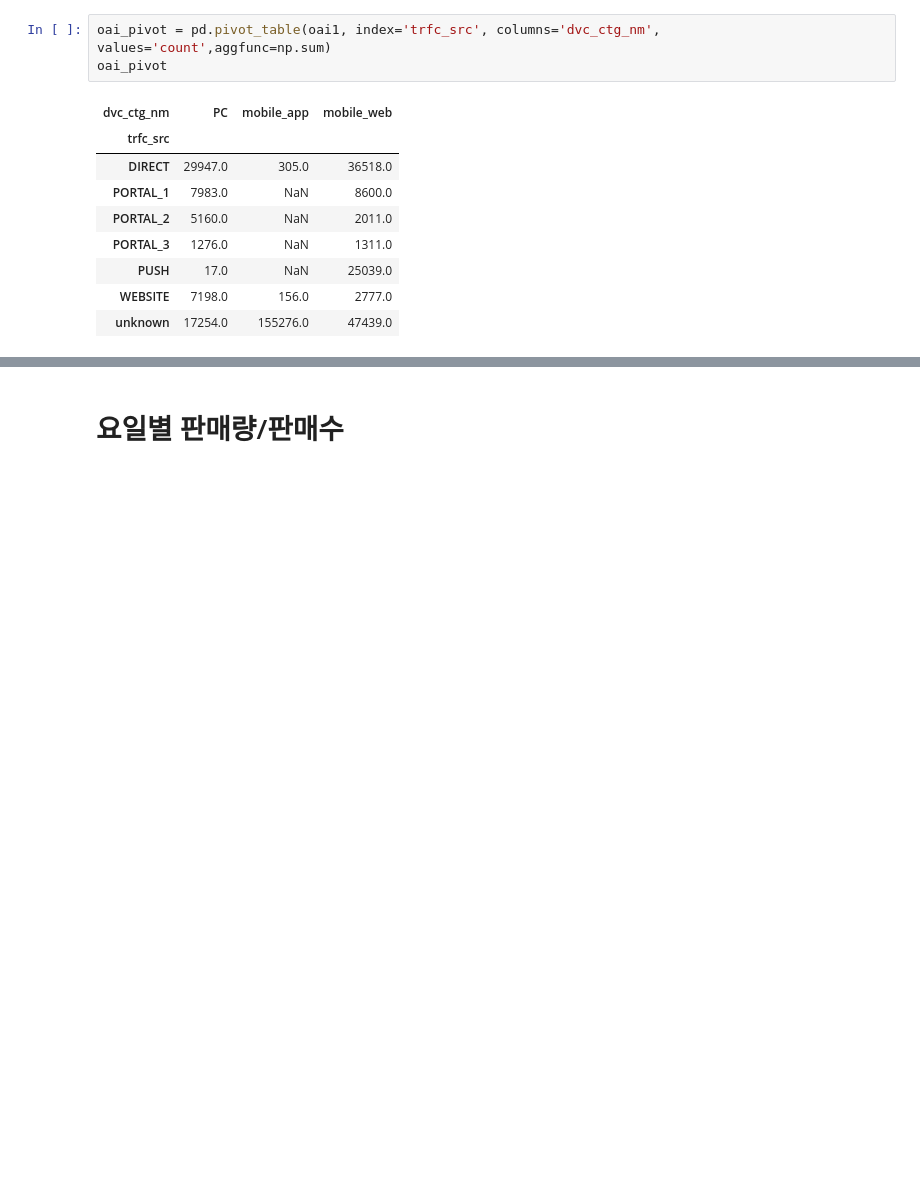
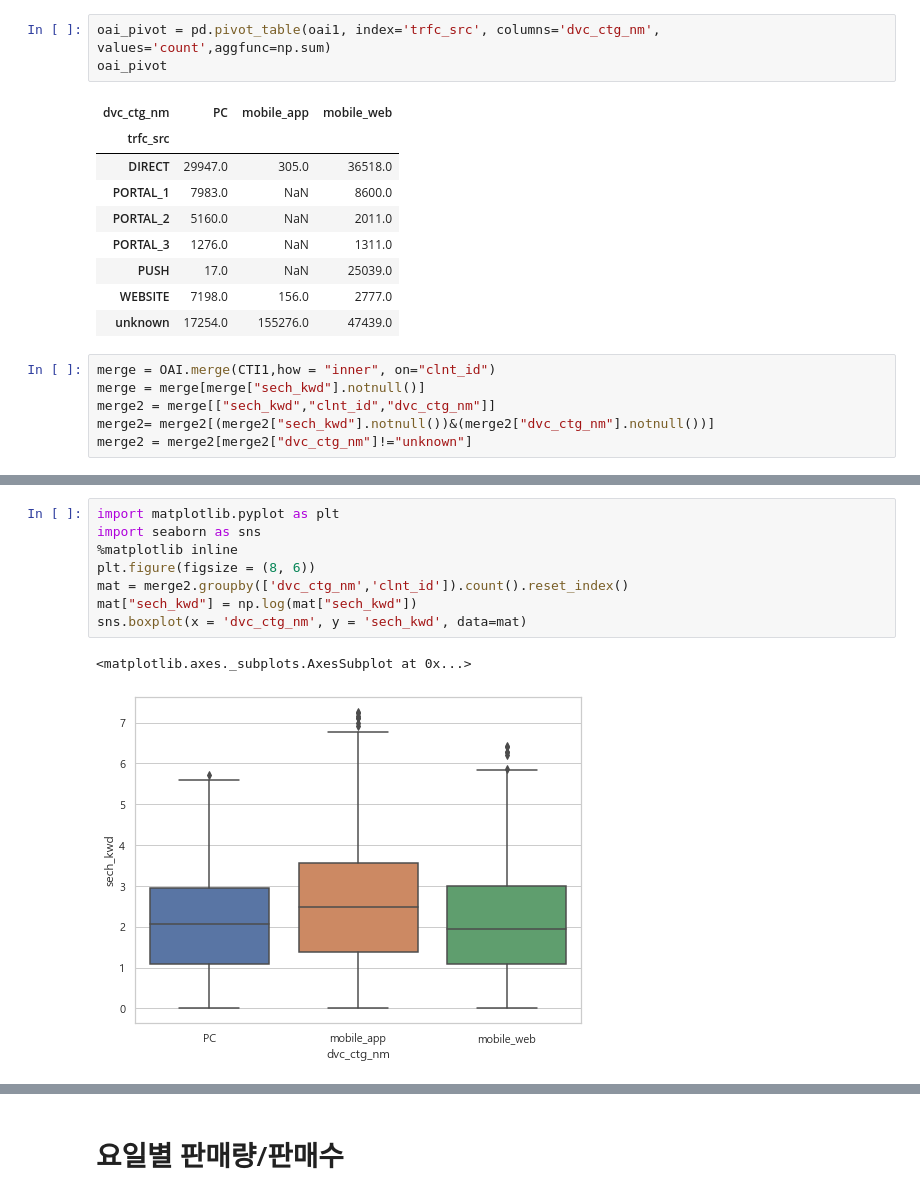
Before and after one commit to GyuYoungCho/Lpoint-Competition, a Jupyter notebook: project/point_cut/EDA.ipynb, the cells around one changed output, grey strips where cells are left out. Drawn from its saved outputs; the diff is of its cells as text; blank space fills up the shorter version.

```diff
--- a/project/point_cut/EDA.ipynb
+++ b/project/point_cut/EDA.ipynb
@@ -95,3 +95,9 @@ oai_pivot
 | PUSH | 17.0 | NaN | 25039.0 |
 | WEBSITE | 7198.0 | 156.0 | 2777.0 |
 | unknown | 17254.0 | 155276.0 | 47439.0 |
+# %%
+merge = OAI.merge(CTI1,how = "inner", on="clnt_id")
+merge = merge[merge["sech_kwd"].notnull()]
+merge2 = merge[["sech_kwd","clnt_id","dvc_ctg_nm"]]
+merge2= merge2[(merge2["sech_kwd"].notnull())&(merge2["dvc_ctg_nm"].notnull())]
+merge2 = merge2[merge2["dvc_ctg_nm"]!="unknown"]
@@ -97,0 +111,11 @@ oai_pivot
+# %%
+import matplotlib.pyplot as plt
+import seaborn as sns
+%matplotlib inline
+plt.figure(figsize = (8, 6))
+mat = merge2.groupby(['dvc_ctg_nm','clnt_id']).count().reset_index()
+mat["sech_kwd"] = np.log(mat["sech_kwd"])
+sns.boxplot(x = 'dvc_ctg_nm', y = 'sech_kwd', data=mat)
+# %% [output]
+<matplotlib.axes._subplots.AxesSubplot at 0x...>
+[figure, added]
```
Also changed, not shown: parts of 17 cells of this notebook, 7 other files.
